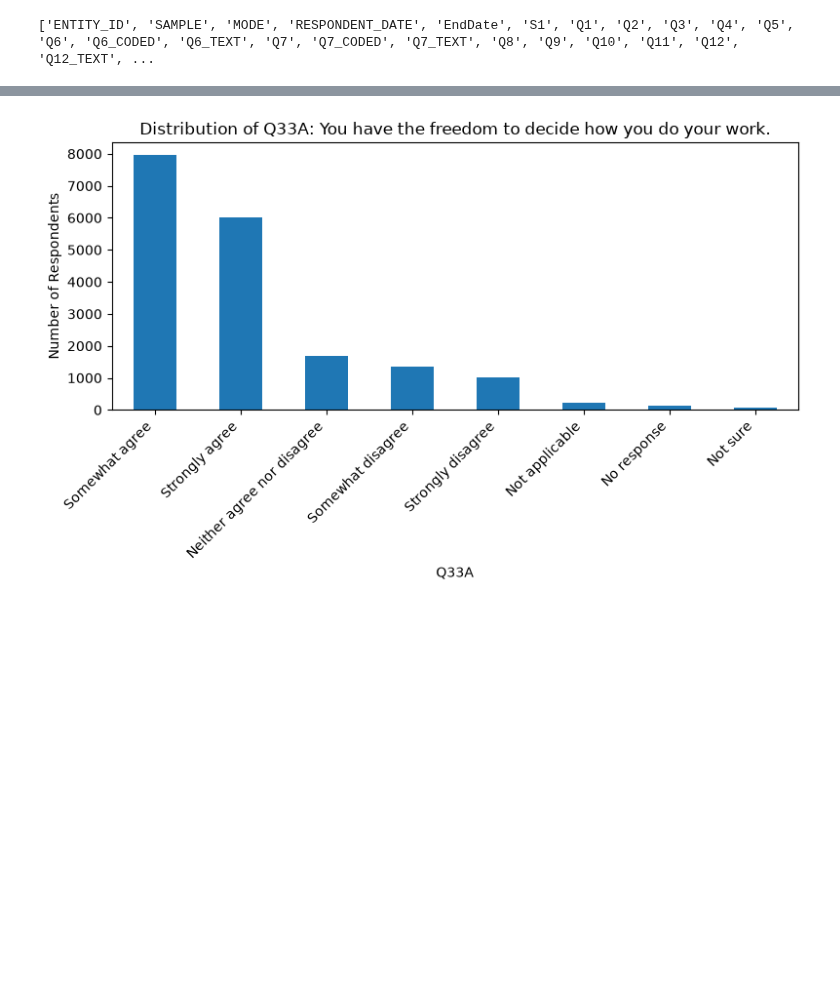
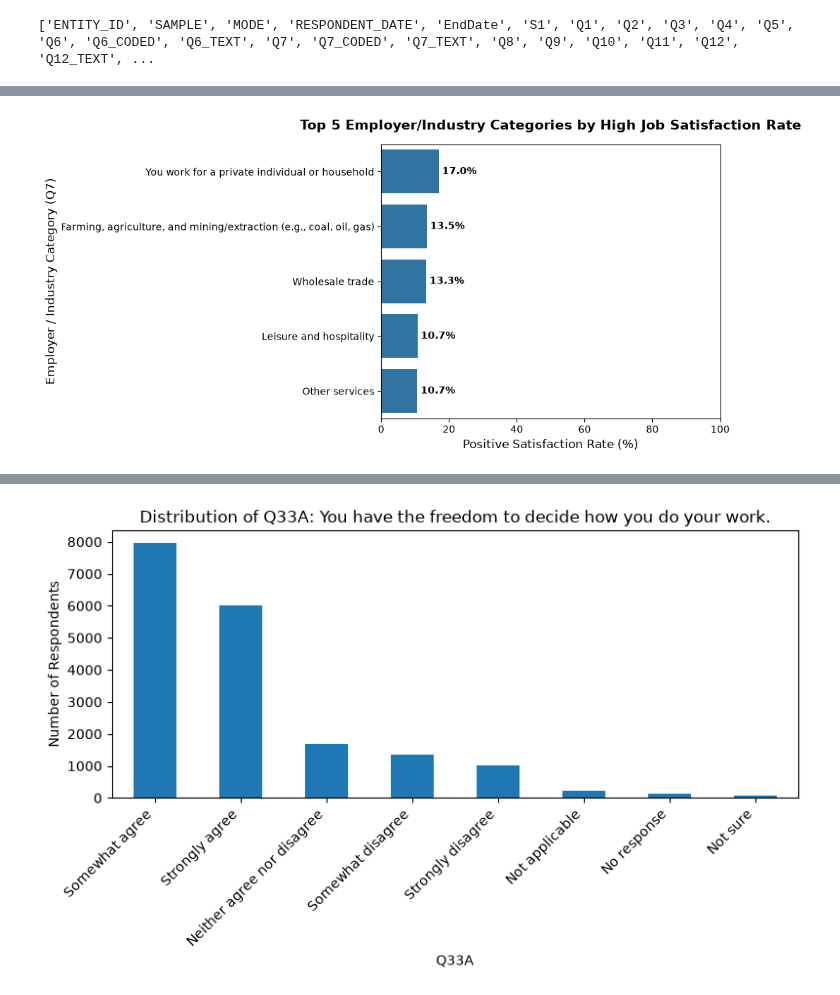
Before and after one commit to Break-Through-Tech/Swytch-2C-predicting-job-satisfaction-from-person-job-fit, a Jupyter notebook: notebooks/American-Job-quality.ipynb, the cells around one changed output, grey strips where cells are left out. Cells and saved outputs as stored; diff of their text form; code cells hidden in the pictures; blank space fills up the shorter version.

```diff
--- a/notebooks/American-Job-quality.ipynb
+++ b/notebooks/American-Job-quality.ipynb
@@ -112,0 +151,26 @@ Name: proportion, dtype: float64
+# %%
+# Crosstab of Organization/Employer Type (Q7) vs Job Satisfaction (Q4)
+industry_xtab = (pd.crosstab(df_clean["Q7"], df_clean["Q4"], normalize="index") * 100)
+
+# Define positive satisfaction categories (e.g., 'Completely satisfied' / 'Very satisfied')
+positive_cols = [c for c in industry_xtab.columns if "satisfied" in str(c).lower() and "dis" not in str(c).lower()]
+industry_xtab["Satisfaction_Rate"] = industry_xtab[positive_cols].sum(axis=1)
+
+top_5_industries = industry_xtab.sort_values(by="Satisfaction_Rate", ascending=False).head(5)
+
+plt.figure(figsize=(10, 5))
+
+sns.barplot(x=top_5_industries["Satisfaction_Rate"], y=top_5_industries.index)
+
+plt.title("Top 5 Employer/Industry Categories by High Job Satisfaction Rate", fontsize=14, pad=15, fontweight="bold",)
+plt.xlabel("Positive Satisfaction Rate (%)", fontsize=12)
+plt.ylabel("Employer / Industry Category (Q7)", fontsize=12)
+plt.xlim(0, 100)
+
+for idx, val in enumerate(top_5_industries["Satisfaction_Rate"]):
+    plt.text(val + 1, idx, f"{val:.1f}%", va="center", fontweight="bold")
+
+plt.tight_layout()
+plt.show()
+# %% [output]
+[figure, added]
```
Also changed, not shown: parts of 22 cells of this notebook.
